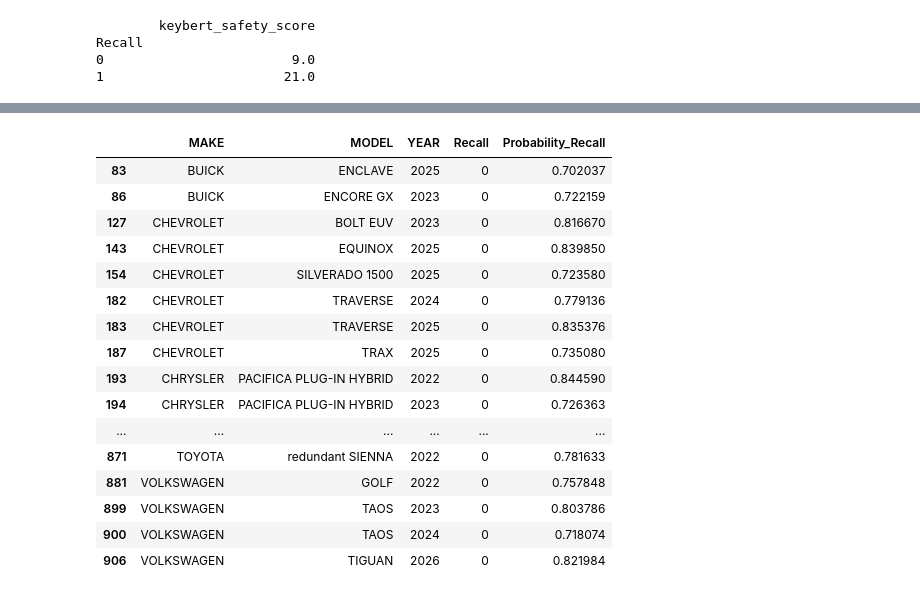
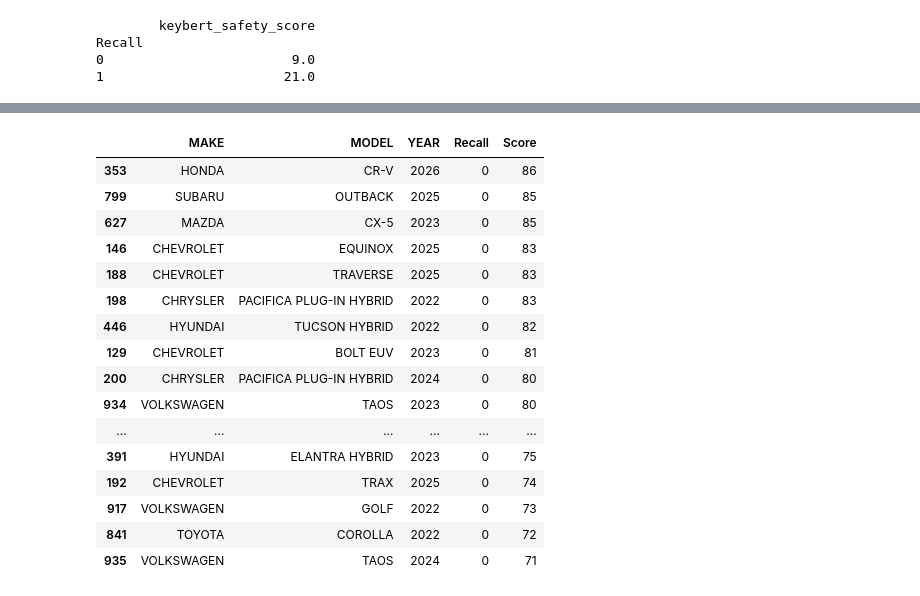
Before and after one commit to Shak789/Car-Recall, a Jupyter notebook: Car Recall Notebook.ipynb, the cells around one changed output, grey strips where cells are left out. Cells and saved outputs as stored; diff of their text form; code cells hidden in the pictures.

```diff
--- a/Car Recall Notebook.ipynb
+++ b/Car Recall Notebook.ipynb
@@ -205,7 +211,11 @@ complaint_data_combined = complaint_data_combined.merge(manufacturer, on = ['MAK
 # %%
-MIN_COMPLAINTS_FLOOR = 15
+# For each vehicle, determine number of complaints in first 12 months compared to total complaints in first 12 months for manufacturer
 
-complaint_data_combined['complaints_first_12m_ratio'] = np.where(
-    complaint_data_combined['complaints_first_12m_make'] >= MIN_COMPLAINTS_FLOOR,
-    complaint_data_combined['complaints_first_12m'] / complaint_data_combined['complaints_first_12m_make'],
-    0.0)
+alpha = 1.0
+beta = 2.0
+
+# Smooth the ratio for vehicles with low-volume complaints
+complaint_data_combined['complaints_first_12m_ratio'] = (
+    (complaint_data_combined['complaints_first_12m'] + alpha) /
+    (complaint_data_combined['complaints_first_12m_make'] + beta)
+)
@@ -674,5 +800,6 @@ XGBoost: Brier=0.5701  Skill=-3.0117  Mean prob=0.187
 # %%
 recall_data_combined_test = pd.read_csv("recalled.csv")
+recall_data_combined_test = pd.concat([recall_data_combined, recall_data_combined_test], ignore_index=True)
 recall_data_combined_test['Recall'] = 1
 
 recall_data_combined_test = recall_data_combined_test.rename(columns = {"MODEL YEAR": "YEAR"})
@@ -716,6 +839,7 @@ import joblib
 
 joblib.dump(lr, 'lr.pkl')
 joblib.dump(scaler, 'scaler.pkl')
+scaler = joblib.load('scaler.pkl')
 lr_model_loaded = joblib.load('lr.pkl')
 # %%
 X_final = complaint_recall_test[features]
@@ -724,12 +848,4 @@ y_final = complaint_recall_test["Recall"]
 X_test_scaled = scaler.transform(X_final)
 
 prob_recall = lr_model_loaded.predict_proba(X_test_scaled)[:, 1]
-chosen_threshold = 0.5
-y_pred_custom = (prob_recall >= chosen_threshold).astype(int)
-
-complaint_recall_test["Predict_Recall"] = y_pred_custom
 complaint_recall_test["Probability_Recall"] = prob_recall
-
-from sklearn.metrics import classification_report, roc_auc_score
-
-print(f"AUC: {roc_auc_score(y_final, prob_recall):.3f}")
@@ -803,21 +908,22 @@ result = complaint_recall_test[[
 # %%
-high_risk = result.loc[(result['Probability_Recall'] > 0.7) & (result['Recall'] == 0)]
-high_risk[['MAKE', 'MODEL', 'YEAR', 'Recall', 'Probability_Recall']]
+high_risk = complaint_recall_test.loc[(complaint_recall_test['Probability_Recall'] > 0.7) & (complaint_recall_test['Recall'] == 0)]
+high_risk['Score'] = (high_risk['Probability_Recall'] * 100).round(0).astype(int)
+high_risk[['MAKE', 'MODEL', 'YEAR', 'Recall', 'Score']].sort_values(by = 'Score', ascending = False)
 # %% [output]
-|  | MAKE | MODEL | YEAR | Recall | Probability_Recall |
-| 83 | BUICK | ENCLAVE | 2025 | 0 | 0.702037 |
-| 86 | BUICK | ENCORE GX | 2023 | 0 | 0.722159 |
-| 127 | CHEVROLET | BOLT EUV | 2023 | 0 | 0.816670 |
-| 143 | CHEVROLET | EQUINOX | 2025 | 0 | 0.839850 |
-| 154 | CHEVROLET | SILVERADO 1500 | 2025 | 0 | 0.723580 |
-| 182 | CHEVROLET | TRAVERSE | 2024 | 0 | 0.779136 |
-| 183 | CHEVROLET | TRAVERSE | 2025 | 0 | 0.835376 |
-| 187 | CHEVROLET | TRAX | 2025 | 0 | 0.735080 |
-| 193 | CHRYSLER | PACIFICA PLUG-IN HYBRID | 2022 | 0 | 0.844590 |
-| 194 | CHRYSLER | PACIFICA PLUG-IN HYBRID | 2023 | 0 | 0.726363 |
+|  | MAKE | MODEL | YEAR | Recall | Score |
+| 353 | HONDA | CR-V | 2026 | 0 | 86 |
+| 799 | SUBARU | OUTBACK | 2025 | 0 | 85 |
+| 627 | MAZDA | CX-5 | 2023 | 0 | 85 |
+| 146 | CHEVROLET | EQUINOX | 2025 | 0 | 83 |
+| 188 | CHEVROLET | TRAVERSE | 2025 | 0 | 83 |
+| 198 | CHRYSLER | PACIFICA PLUG-IN HYBRID | 2022 | 0 | 83 |
+| 446 | HYUNDAI | TUCSON HYBRID | 2022 | 0 | 82 |
+| 129 | CHEVROLET | BOLT EUV | 2023 | 0 | 81 |
+| 200 | CHRYSLER | PACIFICA PLUG-IN HYBRID | 2024 | 0 | 80 |
+| 934 | VOLKSWAGEN | TAOS | 2023 | 0 | 80 |
 | ... | ... | ... | ... | ... | ... |
-| 871 | TOYOTA | redundant SIENNA | 2022 | 0 | 0.781633 |
-| 881 | VOLKSWAGEN | GOLF | 2022 | 0 | 0.757848 |
-| 899 | VOLKSWAGEN | TAOS | 2023 | 0 | 0.803786 |
-| 900 | VOLKSWAGEN | TAOS | 2024 | 0 | 0.718074 |
-| 906 | VOLKSWAGEN | TIGUAN | 2026 | 0 | 0.821984 |
+| 391 | HYUNDAI | ELANTRA HYBRID | 2023 | 0 | 75 |
+| 192 | CHEVROLET | TRAX | 2025 | 0 | 74 |
+| 917 | VOLKSWAGEN | GOLF | 2022 | 0 | 73 |
+| 841 | TOYOTA | COROLLA | 2022 | 0 | 72 |
+| 935 | VOLKSWAGEN | TAOS | 2024 | 0 | 71 |
```
Also changed, not shown: parts of 74 cells of this notebook, 12 other files.
